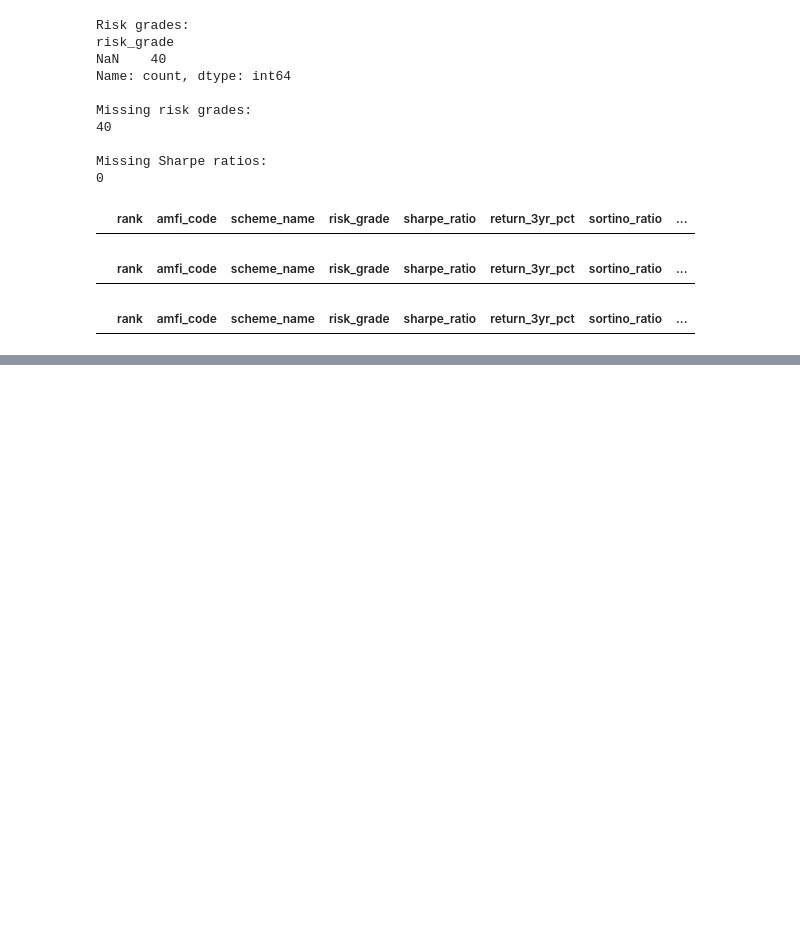
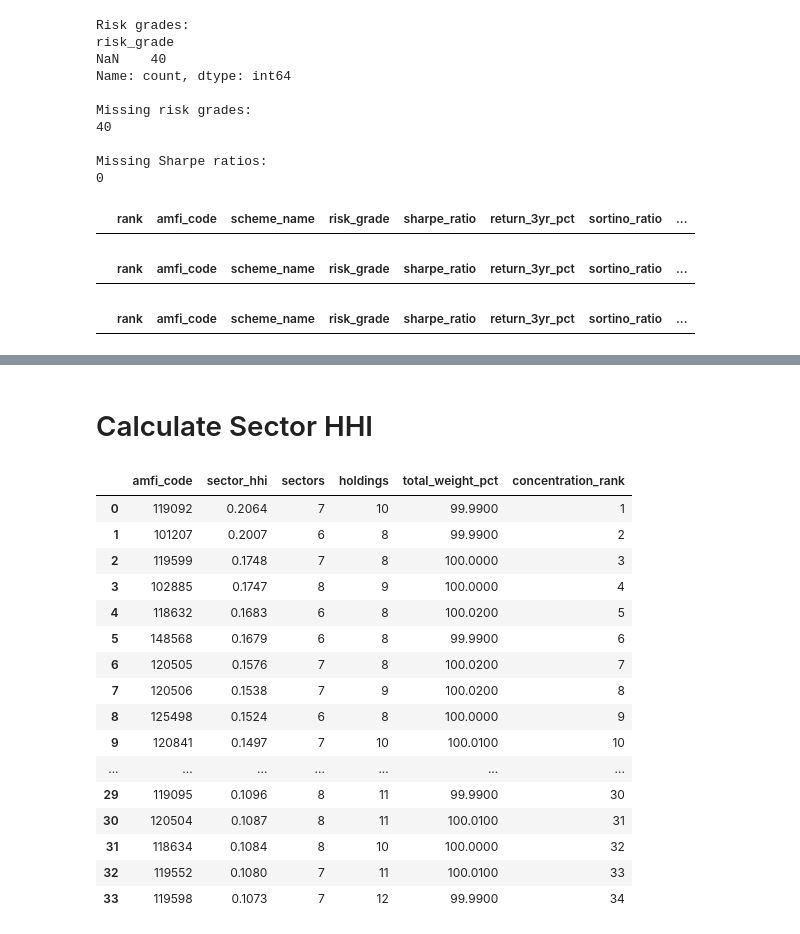
Before and after one commit to VANSHxGIT/CapstoneProject.Mutual_Fund_Analysis, a Jupyter notebook: notebooks/Advanced_Analytics.ipynb, the cells around one changed output, grey strips where cells are left out. Cells and saved outputs as stored; diff of their text form; code cells hidden in the pictures; blank space fills up the shorter version.

Commit message:
HHI calculation.

```diff
--- a/notebooks/Advanced_Analytics.ipynb
+++ b/notebooks/Advanced_Analytics.ipynb
@@ -1082,0 +1121,60 @@ Top 3 recommendations for High risk:
+# %% [markdown]
+# Calculate Sector HHI
+# %%
+# Sector HHI Calculation
+
+hhi_data = portfolio.copy()
+
+# Convert percentage weights to proportions
+hhi_data["weight"] = hhi_data["weight_pct"] / 100
+
+# Square each sector/holding weight
+hhi_data["weight_squared"] = hhi_data["weight"] ** 2
+
+# Calculate HHI for each fund
+hhi = (
+    hhi_data
+    .groupby("amfi_code")
+    .agg(
+        sector_hhi=("weight_squared", "sum"),
+        sectors=("sector", "nunique"),
+        holdings=("stock_symbol", "nunique"),
+        total_weight_pct=("weight_pct", "sum")
+    )
+    .reset_index()
+)
+
+# Rank: highest HHI = most concentrated
+hhi["concentration_rank"] = (
+    hhi["sector_hhi"]
+    .rank(
+        ascending=False,
+        method="min"
+    )
+    .astype(int)
+)
+
+hhi = hhi.sort_values(
+    "sector_hhi",
+    ascending=False
+).reset_index(drop=True)
+
+display(hhi)
+# %% [output]
+|  | amfi_code | sector_hhi | sectors | holdings | total_weight_pct | concentration_rank |
+| 0 | 119092 | 0.2064 | 7 | 10 | 99.9900 | 1 |
+| 1 | 101207 | 0.2007 | 6 | 8 | 99.9900 | 2 |
+| 2 | 119599 | 0.1748 | 7 | 8 | 100.0000 | 3 |
+| 3 | 102885 | 0.1747 | 8 | 9 | 100.0000 | 4 |
+| 4 | 118632 | 0.1683 | 6 | 8 | 100.0200 | 5 |
+| 5 | 148568 | 0.1679 | 6 | 8 | 99.9900 | 6 |
+| 6 | 120505 | 0.1576 | 7 | 8 | 100.0200 | 7 |
+| 7 | 120506 | 0.1538 | 7 | 9 | 100.0200 | 8 |
+| 8 | 125498 | 0.1524 | 6 | 8 | 100.0000 | 9 |
+| 9 | 120841 | 0.1497 | 7 | 10 | 100.0100 | 10 |
+| ... | ... | ... | ... | ... | ... | ... |
+| 29 | 119095 | 0.1096 | 8 | 11 | 99.9900 | 30 |
+| 30 | 120504 | 0.1087 | 8 | 11 | 100.0100 | 31 |
+| 31 | 118634 | 0.1084 | 8 | 10 | 100.0000 | 32 |
+| 32 | 119552 | 0.1080 | 7 | 11 | 100.0100 | 33 |
+| 33 | 119598 | 0.1073 | 7 | 12 | 99.9900 | 34 |
```
Also changed, not shown: parts of 3 cells of this notebook.
